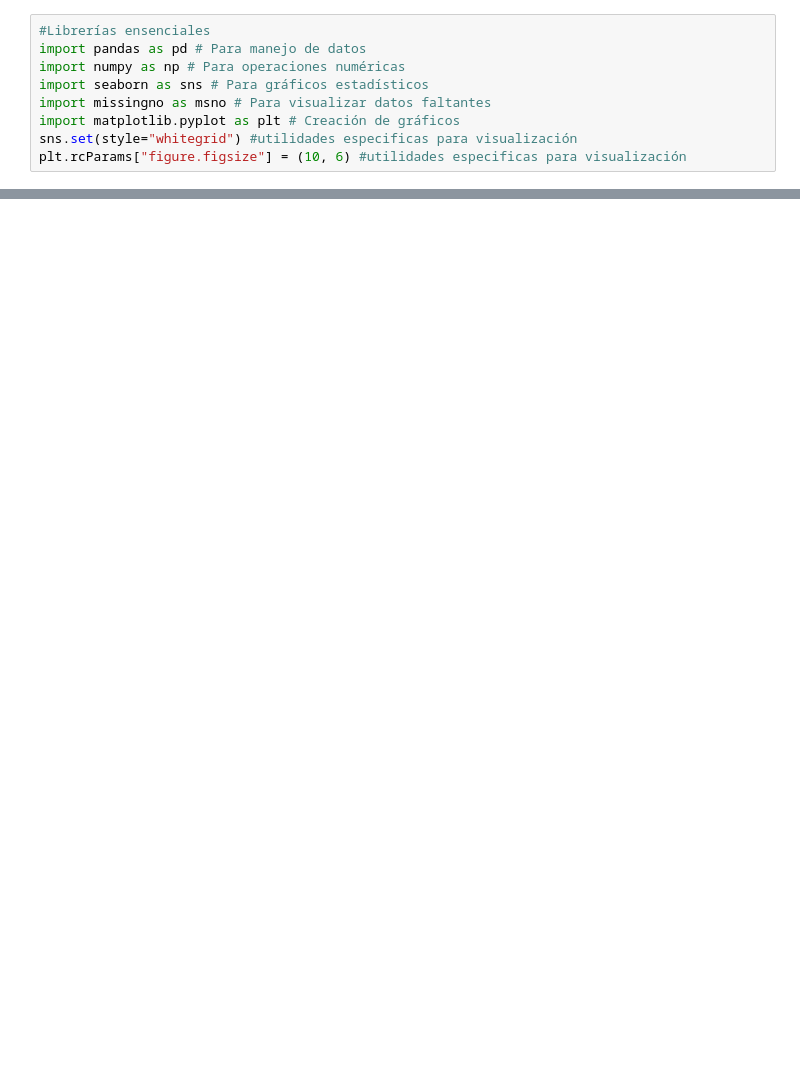
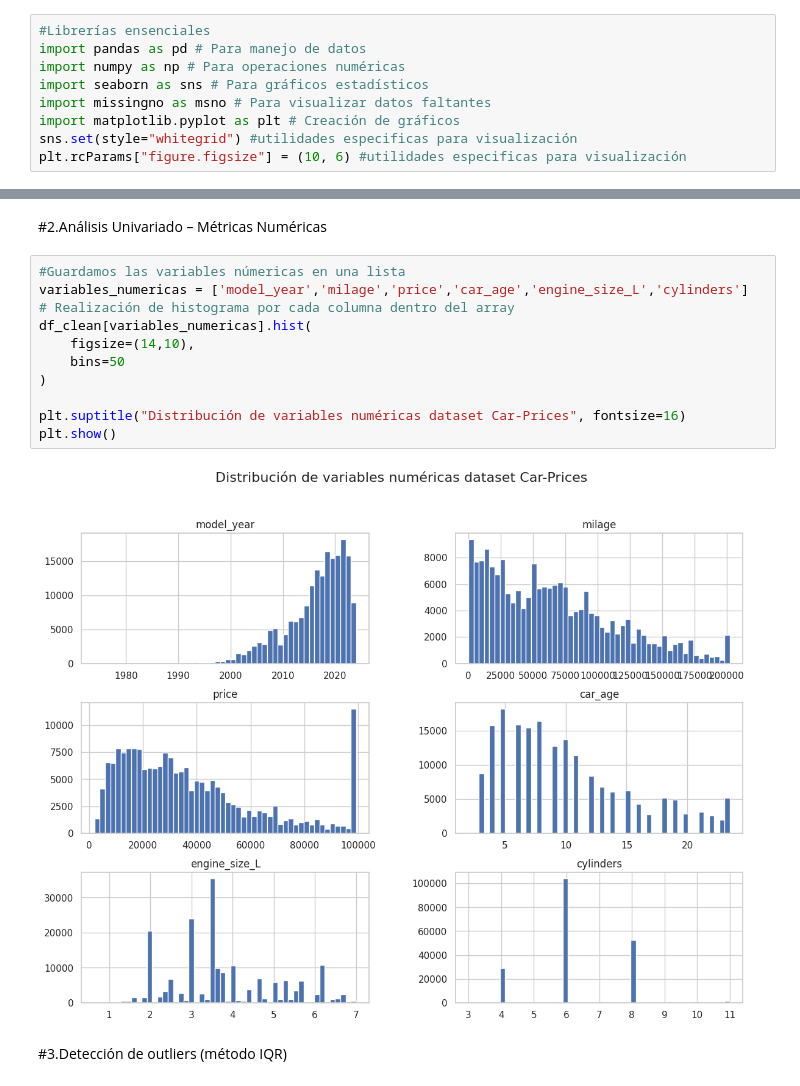
Before and after one commit to Bootcamp-Data-Analyst/proyecto7-grupo3-problema-de-regresion, a Jupyter notebook: car-price-ml-proyect/notebooks/EDA_inicial_pre_limpieza.ipynb, the cells around one changed output, grey strips where cells are left out. Saved outputs shown, nothing was run; the diff lists cells and outputs as text; blank space fills up the shorter version.

```diff
--- a/car-price-ml-proyect/notebooks/EDA_inicial_pre_limpieza.ipynb
+++ b/car-price-ml-proyect/notebooks/EDA_inicial_pre_limpieza.ipynb
@@ -111,0 +94,17 @@ plt.show()
+# %% [markdown]
+#2.Análisis Univariado – Métricas Numéricas
+# %%
+#Guardamos las variables númericas en una lista
+variables_numericas = ['model_year','milage','price','car_age','engine_size_L','cylinders']
+# Realización de histograma por cada columna dentro del array
+df_clean[variables_numericas].hist(
+    figsize=(14,10),
+    bins=50
+)
+
+plt.suptitle("Distribución de variables numéricas dataset Car-Prices", fontsize=16)
+plt.show()
+# %% [output]
+[figure, added]
+# %% [markdown]
+#3.Detección de outliers (método IQR)
```
Also changed, not shown: parts of 22 cells of this notebook.
